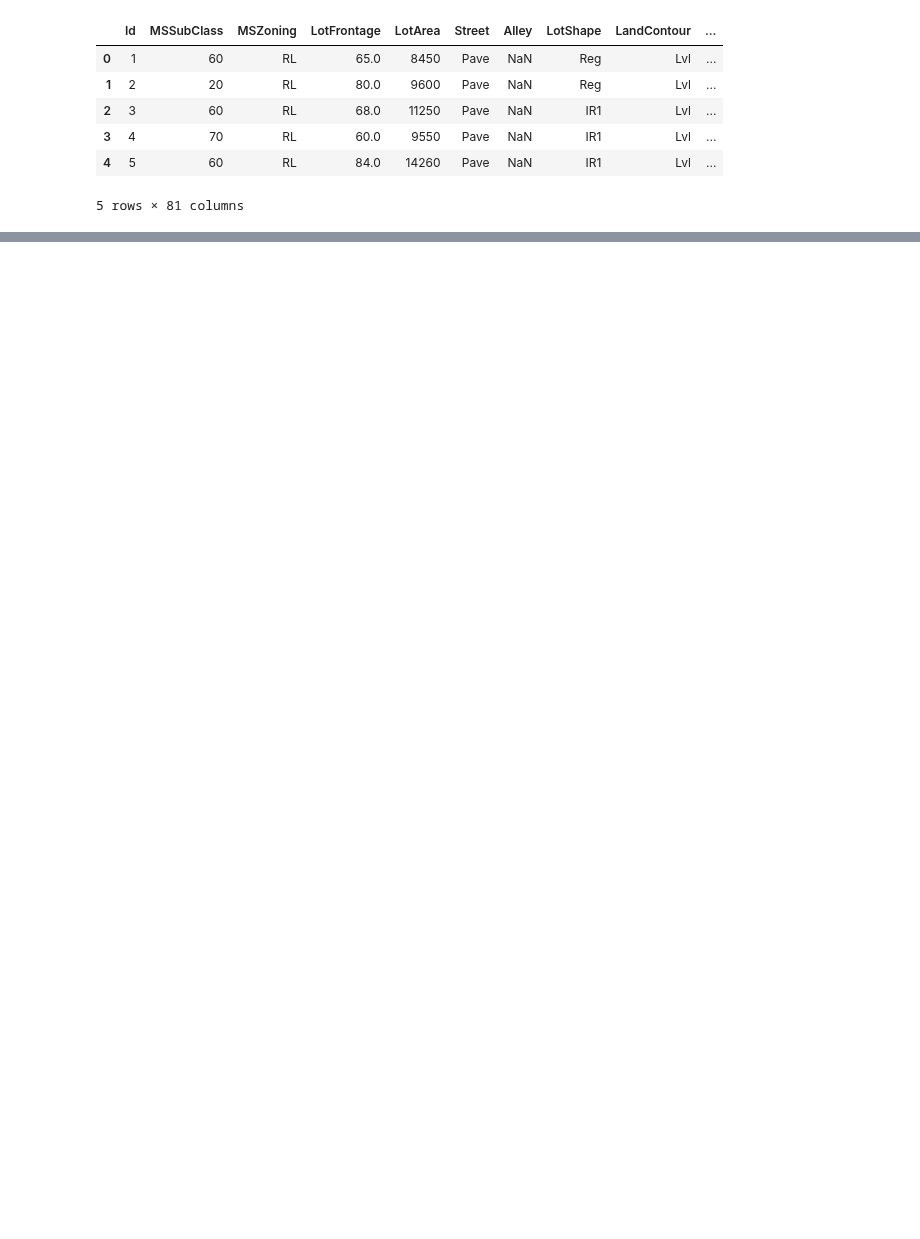
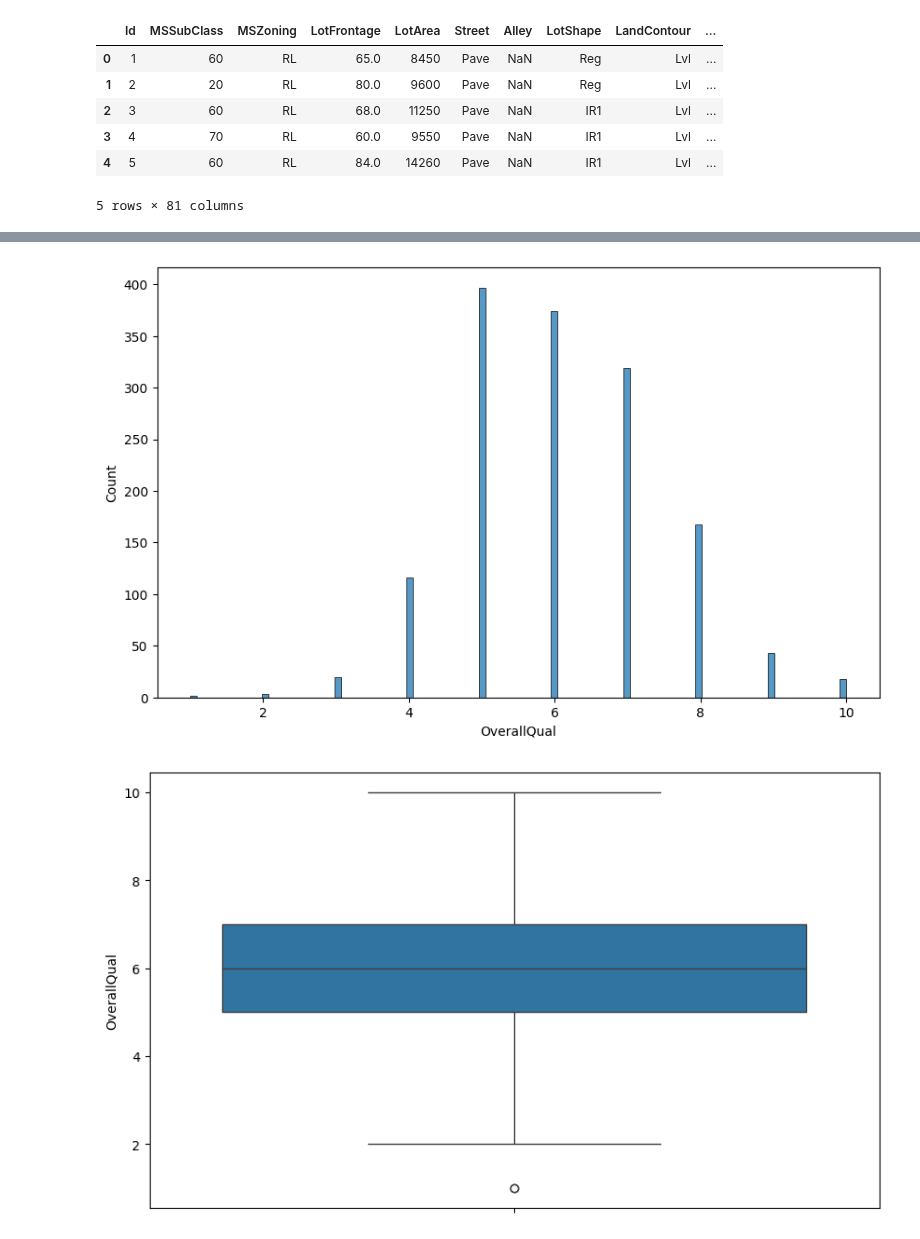
Before and after one commit to jordanriver/DScourse, a Jupyter notebook: Homework/housing_price_competition/housing_price_competition_1.ipynb, the cells around one changed output, grey strips where cells are left out. Drawn from its saved outputs; the diff is of its cells as text; code cells hidden in the pictures; blank space fills up the shorter version.

Commit message:
Update house_price_competition_1.ipynb 24.12.2023

```diff
--- a/Homework/housing_price_competition/housing_price_competition_1.ipynb
+++ b/Homework/housing_price_competition/housing_price_competition_1.ipynb
@@ -28,0 +35,15 @@ a = df.apply(lambda x: pd.to_numeric(x, errors='coerce')).isnull().sum()
+# %%
+# Convert all possible columns to numeric
+a = df.apply(lambda x: pd.to_numeric(x, errors='coerce')).isnull().sum()
+
+# Get numeric columns minus 'Id' and 'SalePrice'
+numeric_cols = a[a == 0].index.drop(['Id', 'SalePrice'])
+
+# Get categorical columns minus 'Id' and 'SalePrice'
+categorical_cols = df.columns.drop(numeric_cols).drop(['Id', 'SalePrice'])
+
+# Get target column
+target_col = 'SalePrice'
+
+# Get target
+target = df[target_col]
@@ -28,0 +145,16 @@ a = df.apply(lambda x: pd.to_numeric(x, errors='coerce')).isnull().sum()
+# %%
+# Display of data in 'OverallQual'
+plt.figure(figsize=(10, 6))
+sns.histplot(data=df['OverallQual'], bins=100)
+plt.show()
+
+plt.figure(figsize=(10, 6))
+sns.boxplot(data=df['OverallQual'])
+plt.show()
+
+plt.figure(figsize=(10, 6))
+sns.scatterplot(data=df, x='OverallQual', y=target)
+plt.show()
+# %% [output]
+[figure, added]
+[figure, added]
```
Also changed, not shown: parts of 38 cells of this notebook.
